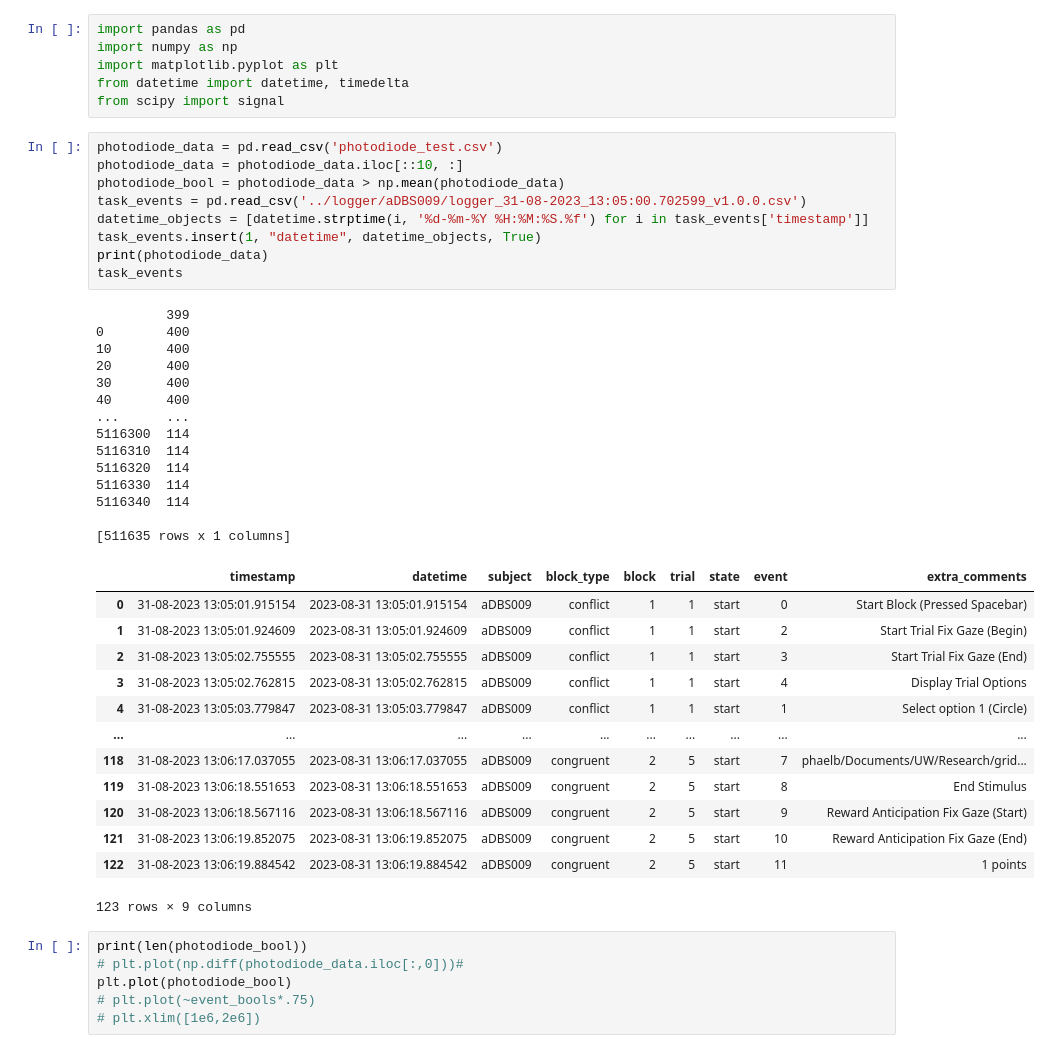
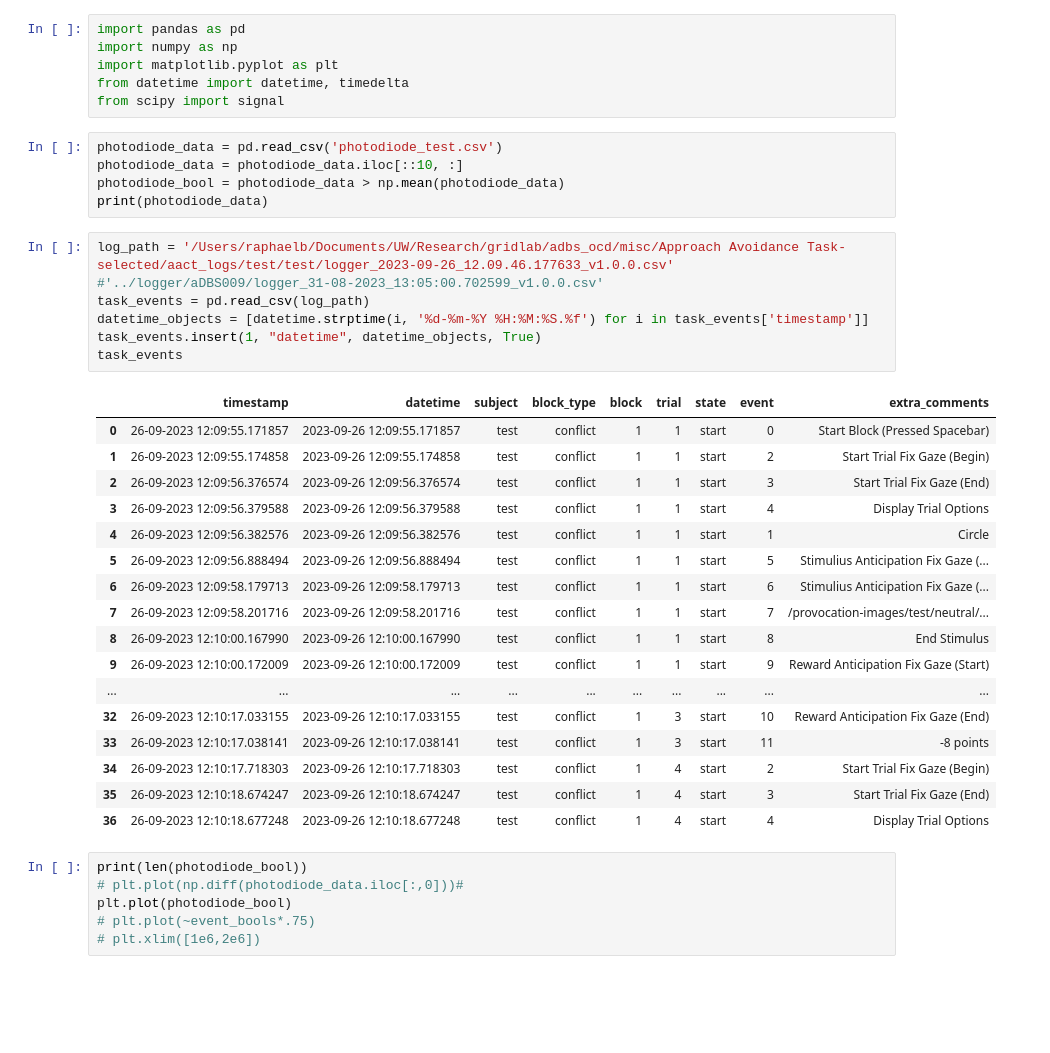
Before and after one commit to rbechto2/aact, a Jupyter notebook: analysis/aact_analysis.ipynb, the cells around one changed output. Drawn from its saved outputs; the diff is of its cells as text; blank space fills up the shorter version.

```diff
--- a/analysis/aact_analysis.ipynb
+++ b/analysis/aact_analysis.ipynb
@@ -4,43 +4,35 @@ import numpy as np
 import matplotlib.pyplot as plt
 from datetime import datetime, timedelta
 from scipy import signal
+# %%
+photodiode_data = pd.read_csv('photodiode_test.csv')
+photodiode_data = photodiode_data.iloc[::10, :]
+photodiode_bool = photodiode_data > np.mean(photodiode_data)
+print(photodiode_data)
 # %%
-photodiode_data = pd.read_csv('photodiode_test.csv')
-photodiode_data = photodiode_data.iloc[::10, :]
-photodiode_bool = photodiode_data > np.mean(photodiode_data)
-task_events = pd.read_csv('../logger/aDBS009/logger_31-08-2023_13:05:00.702599_v1.0.0.csv')
+log_path = '/Users/raphaelb/Documents/UW/Research/gridlab/adbs_ocd/misc/Approach Avoidance Task-selected/aact_logs/test/test/logger_2023-09-26_12.09.46.177633_v1.0.0.csv' #'../logger/aDBS009/logger_31-08-2023_13:05:00.702599_v1.0.0.csv'
+task_events = pd.read_csv(log_path)
 datetime_objects = [datetime.strptime(i, '%d-%m-%Y %H:%M:%S.%f') for i in task_events['timestamp']]
 task_events.insert(1, "datetime", datetime_objects, True)
-print(photodiode_data)
 task_events
 # %% [output]
-         399
-0        400
-10       400
-20       400
-30       400
-40       400
-...      ...
-5116300  114
-5116310  114
-5116320  114
-5116330  114
-5116340  114
-
-[511635 rows x 1 columns]
 |  | timestamp | datetime | subject | block_type | block | trial | state | event | extra_comments |
-| 0 | 31-08-2023 13:05:01.915154 | 2023-08-31 13:05:01.915154 | aDBS009 | conflict | 1 | 1 | start | 0 | Start Block (Pressed Spacebar) |
-| 1 | 31-08-2023 13:05:01.924609 | 2023-08-31 13:05:01.924609 | aDBS009 | conflict | 1 | 1 | start | 2 | Start Trial Fix Gaze (Begin) |
-| 2 | 31-08-2023 13:05:02.755555 | 2023-08-31 13:05:02.755555 | aDBS009 | conflict | 1 | 1 | start | 3 | Start Trial Fix Gaze (End) |
-| 3 | 31-08-2023 13:05:02.762815 | 2023-08-31 13:05:02.762815 | aDBS009 | conflict | 1 | 1 | start | 4 | Display Trial Options |
-| 4 | 31-08-2023 13:05:03.779847 | 2023-08-31 13:05:03.779847 | aDBS009 | conflict | 1 | 1 | start | 1 | Select option 1 (Circle) |
+| 0 | 26-09-2023 12:09:55.171857 | 2023-09-26 12:09:55.171857 | test | conflict | 1 | 1 | start | 0 | Start Block (Pressed Spacebar) |
+| 1 | 26-09-2023 12:09:55.174858 | 2023-09-26 12:09:55.174858 | test | conflict | 1 | 1 | start | 2 | Start Trial Fix Gaze (Begin) |
+| 2 | 26-09-2023 12:09:56.376574 | 2023-09-26 12:09:56.376574 | test | conflict | 1 | 1 | start | 3 | Start Trial Fix Gaze (End) |
+| 3 | 26-09-2023 12:09:56.379588 | 2023-09-26 12:09:56.379588 | test | conflict | 1 | 1 | start | 4 | Display Trial Options |
+| 4 | 26-09-2023 12:09:56.382576 | 2023-09-26 12:09:56.382576 | test | conflict | 1 | 1 | start | 1 | Circle |
+| 5 | 26-09-2023 12:09:56.888494 | 2023-09-26 12:09:56.888494 | test | conflict | 1 | 1 | start | 5 | Stimulius Anticipation Fix Gaze (... |
+| 6 | 26-09-2023 12:09:58.179713 | 2023-09-26 12:09:58.179713 | test | conflict | 1 | 1 | start | 6 | Stimulius Anticipation Fix Gaze (... |
+| 7 | 26-09-2023 12:09:58.201716 | 2023-09-26 12:09:58.201716 | test | conflict | 1 | 1 | start | 7 | /provocation-images/test/neutral/... |
+| 8 | 26-09-2023 12:10:00.167990 | 2023-09-26 12:10:00.167990 | test | conflict | 1 | 1 | start | 8 | End Stimulus |
+| 9 | 26-09-2023 12:10:00.172009 | 2023-09-26 12:10:00.172009 | test | conflict | 1 | 1 | start | 9 | Reward Anticipation Fix Gaze (Start) |
 | ... | ... | ... | ... | ... | ... | ... | ... | ... | ... |
-| 118 | 31-08-2023 13:06:17.037055 | 2023-08-31 13:06:17.037055 | aDBS009 | congruent | 2 | 5 | start | 7 | phaelb/Documents/UW/Research/grid... |
-| 119 | 31-08-2023 13:06:18.551653 | 2023-08-31 13:06:18.551653 | aDBS009 | congruent | 2 | 5 | start | 8 | End Stimulus |
-| 120 | 31-08-2023 13:06:18.567116 | 2023-08-31 13:06:18.567116 | aDBS009 | congruent | 2 | 5 | start | 9 | Reward Anticipation Fix Gaze (Start) |
-| 121 | 31-08-2023 13:06:19.852075 | 2023-08-31 13:06:19.852075 | aDBS009 | congruent | 2 | 5 | start | 10 | Reward Anticipation Fix Gaze (End) |
-| 122 | 31-08-2023 13:06:19.884542 | 2023-08-31 13:06:19.884542 | aDBS009 | congruent | 2 | 5 | start | 11 | 1 points |
+| 32 | 26-09-2023 12:10:17.033155 | 2023-09-26 12:10:17.033155 | test | conflict | 1 | 3 | start | 10 | Reward Anticipation Fix Gaze (End) |
+| 33 | 26-09-2023 12:10:17.038141 | 2023-09-26 12:10:17.038141 | test | conflict | 1 | 3 | start | 11 | -8 points |
+| 34 | 26-09-2023 12:10:17.718303 | 2023-09-26 12:10:17.718303 | test | conflict | 1 | 4 | start | 2 | Start Trial Fix Gaze (Begin) |
+| 35 | 26-09-2023 12:10:18.674247 | 2023-09-26 12:10:18.674247 | test | conflict | 1 | 4 | start | 3 | Start Trial Fix Gaze (End) |
+| 36 | 26-09-2023 12:10:18.677248 | 2023-09-26 12:10:18.677248 | test | conflict | 1 | 4 | start | 4 | Display Trial Options |
-123 rows × 9 columns
 # %%
 print(len(photodiode_bool))
 # plt.plot(np.diff(photodiode_data.iloc[:,0]))#
```
Also changed, not shown: parts of 1 cell of this notebook, 28 other files.
